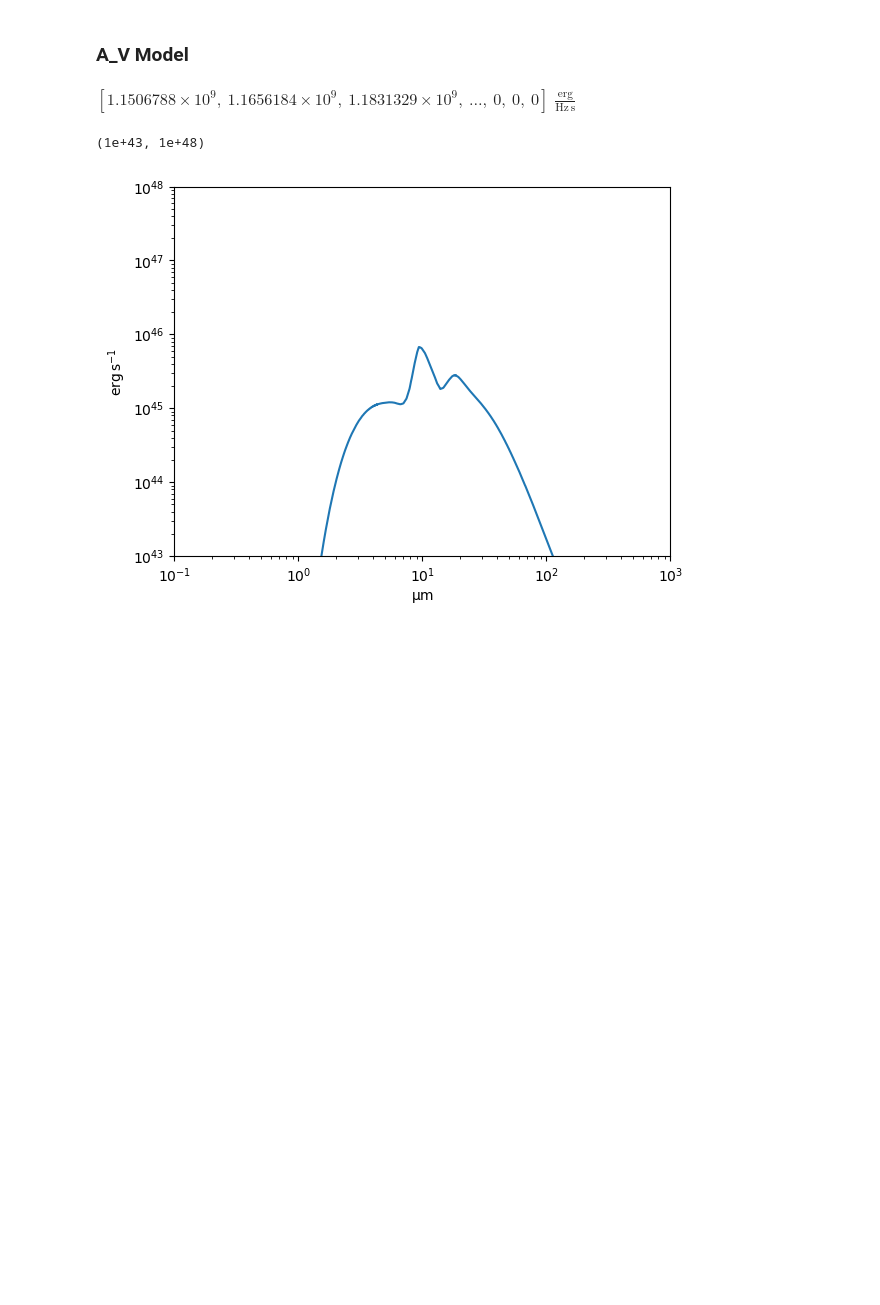
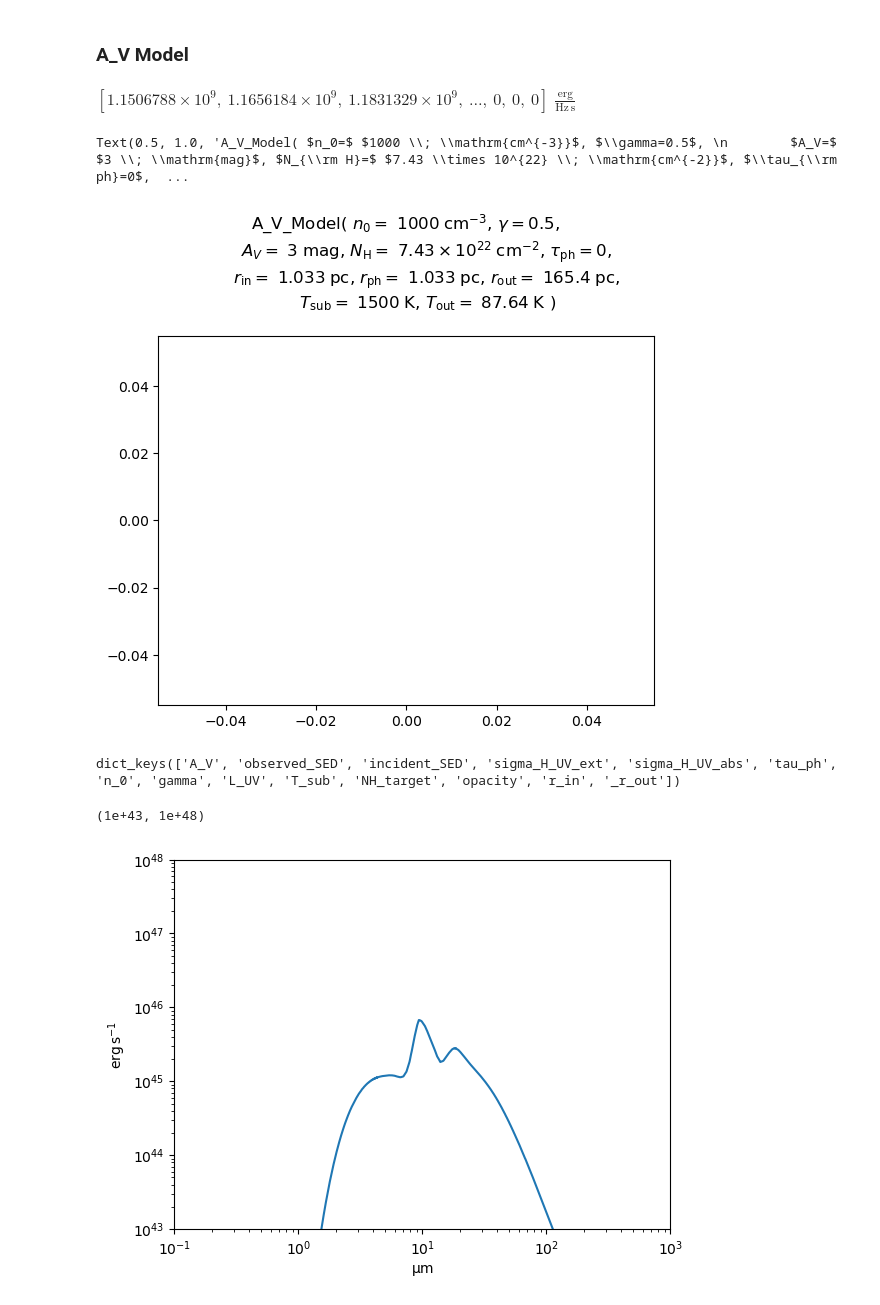
Before and after one commit to c-kj/LRD_dust_modeling, a Jupyter notebook: notebooks/加 units.ipynb, the cells around one changed output. Drawn from its saved outputs; the diff is of its cells as text; code cells hidden in the pictures; blank space fills up the shorter version.

```diff
--- a/notebooks/加 units.ipynb
+++ b/notebooks/加 units.ipynb
@@ -156,0 +174,10 @@ $[1.1506788 \times 10^{9},~1.1656184 \times 10^{9},~1.1831329 \times 10^{9},~\do
+# %%
+plt.plot()
+plt.title(f'{model:latex}')
+# %% [output]
+Text(0.5, 1.0, 'A_V_Model( $n_0=$ $1000 \\; \\mathrm{cm^{-3}}$, $\\gamma=0.5$, \n        $A_V=$ $3 \\; \\mathrm{mag}$, $N_{\\rm H}=$ $7.43 \\times 10^{22} \\; \\mathrm{cm^{-2}}$, $\\tau_{\\rm ph}=0$,  ...
+[figure, added]
+# %%
+model.__dict__.keys()
+# %% [output]
+dict_keys(['A_V', 'observed_SED', 'incident_SED', 'sigma_H_UV_ext', 'sigma_H_UV_abs', 'tau_ph', 'n_0', 'gamma', 'L_UV', 'T_sub', 'NH_target', 'opacity', 'r_in', '_r_out'])
```
Also changed, not shown: parts of 7 cells of this notebook, 5 other files.
